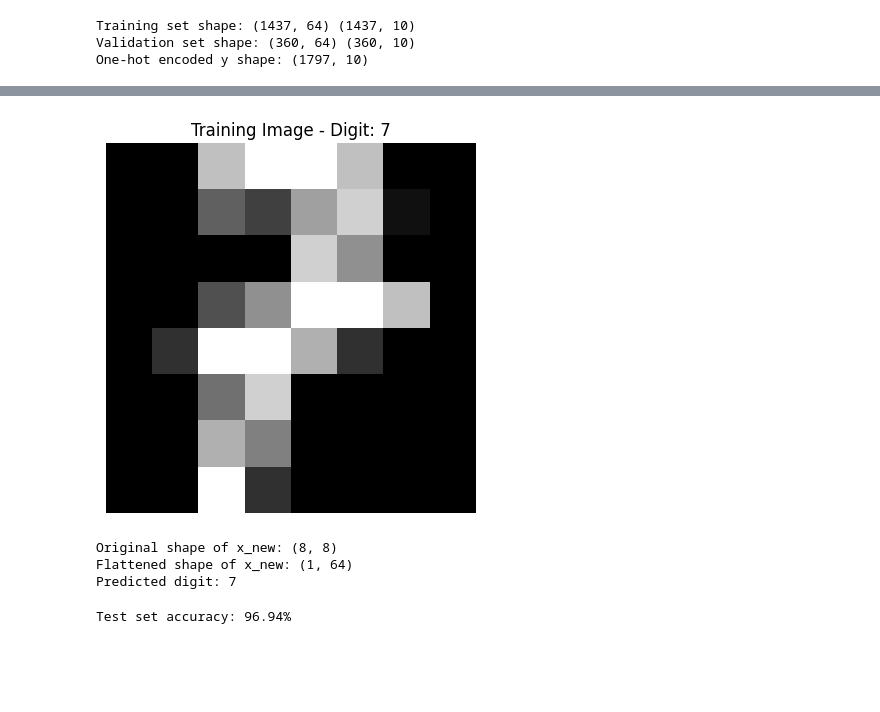
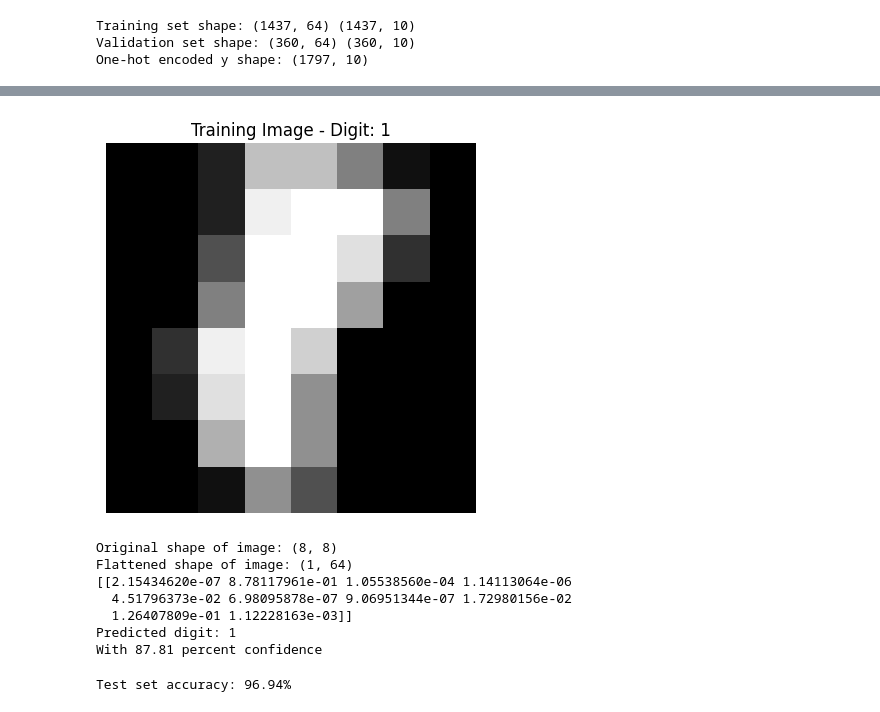
Before and after one commit to zkoenigxd/Neural_Net_From_Scratch, a Jupyter notebook: main.ipynb, the cells around one changed output, grey strips where cells are left out. Saved outputs shown, nothing was run; the diff lists cells and outputs as text; code cells hidden in the pictures; blank space fills up the shorter version.

```diff
--- a/main.ipynb
+++ b/main.ipynb
@@ -186,8 +163,16 @@ $
 # %%
 
-def forward_pass():
-    Z1 = np.dot(X_train, W1) + b1       # Input to hidden layer
-    A1 = sigmoid(Z1)                   # Hidden layer activation
-    Z2 = np.dot(A1, W2) + b2            # Hidden to output layer
-    A2 = sigmoid(Z2)                   # Output activation
-    return Z1, A1, Z2, A2
+# Accepts an array of any number of images (0<)
+
+# returns:
+#       - linear combination of weights and pixel values, plus the bias for each image for the input to hidden layer (as an array)
+#       - the "activation" of each neuron from the input layer (if "x" neurons, then x*(number of images) activation values)
+#       - linear combination of weights and pixel values, plus the bias for each image for the hidden layer to the output layer (as an array)
+#       - the "activation" of each neuron from the hidden layer (if "x" neurons, then x*10 (the number of categories) activation values)
+
+def forward_pass(flattened_image_set):
+    Z1 = np.dot(flattened_image_set, input_layer_weights) + input_layer_biases          # Input to hidden layer
+    input_layer_neuron_values = sigmoid(Z1)                                             # Hidden layer activation
+    Z2 = np.dot(input_layer_neuron_values, hidden_layer_weights) + hidden_layer_biases  # Hidden to output layer
+    hidden_layer_neuron_values = sigmoid(Z2)                                            # Output activation
+    return Z1, input_layer_neuron_values, Z2, hidden_layer_neuron_values
@@ -281,42 +316,48 @@ Epoch 9900: loss = 0.0970, train acc = 0.9854, val acc = 0.9694
 # %%
-# --- Display and Test One Training Image ---
-# Select an image from the training set (e.g., first image)
-idx = np.random.randint(0, X_val[0].shape)
-# Since X_train contains flattened images, reshape it back to 8x8 for display.
-img = X_train[idx].reshape(8, 8)
-label = np.argmax(y_train[idx])
+# --- Display and Test One Image ---
+# Select a random image from the validation set
+idx = np.random.randint(0, image_validatoin_set[0].shape)
+# Since the image validation set contains flattened images, reshape it back to 8x8 for display.
+img = image_validatoin_set[idx].reshape(8, 8)
+label = np.argmax(labels_validation_set[idx])
 
 # Save the image array to a file. Note that the file name comes first.
 np.save("test.npy", img)
 
 plt.imshow(img, cmap='gray')
 plt.title(f"Training Image - Digit: {label}")
 plt.axis('off')
 plt.show()
 
-W1 = np.load('W1.npy')
-b1 = np.load('b1.npy')
-W2 = np.load('W2.npy')
-b2 = np.load('b2.npy')
+input_layer_weights = np.load('W1.npy')
+input_layer_biases = np.load('b1.npy')
+hidden_layer_weights = np.load('W2.npy')
+hidden_layer_biases = np.load('b2.npy')
 
 # Load the test image. This image is expected to be an 8x8 array.
-x_new = np.load('test.npy')
-print("Original shape of x_new:", x_new.shape)  # Should output: (8, 8)
+test_image = np.load('test.npy')
+print("Original shape of image:", test_image.shape)  # Should output: (8, 8)
 
 # Flatten the image so that it has shape (1, 64)
-x_new = x_new.reshape(1, -1)
-print("Flattened shape of x_new:", x_new.shape)  # Should output: (1, 64)
+flat_test_image = test_image.reshape(1, -1)
+print("Flattened shape of image:", flat_test_image.shape)  # Should output: (1, 64)
 
-# Perform the forward pass
-A1_new = sigmoid(np.dot(x_new, W1) + b1)
-A2_new = sigmoid(np.dot(A1_new, W2) + b2)
-prediction = np.argmax(A2_new)
+# Perform the forward pass with the currently saved weights and biases
+Z1, input_layer_neuron_values, Z2, hidden_layer_neuron_values = forward_pass(flat_test_image)
+probability = np.max(hidden_layer_neuron_values)
+prediction = np.argmax(hidden_layer_neuron_values)
+print(hidden_layer_neuron_values)
 print("Predicted digit:", prediction)
+print( "With", round(probability * 100, 2), "percent confidence")
 # %% [output]
-[figure, old version]
+[figure, new version]
-Original shape of x_new: (8, 8)
-Flattened shape of x_new: (1, 64)
-Predicted digit: 7
+Original shape of image: (8, 8)
+Flattened shape of image: (1, 64)
+[[2.15434620e-07 8.78117961e-01 1.05538560e-04 1.14113064e-06
+  4.51796373e-02 6.98095878e-07 9.06951344e-07 1.72980156e-02
+  1.26407809e-01 1.12228163e-03]]
+Predicted digit: 1
+With 87.81 percent confidence
 # %%
 # --- Perform Predictions on the Test Set Using the Loaded Weights ---
 # Forward pass:
```
Also changed, not shown: parts of 14 cells of this notebook.
